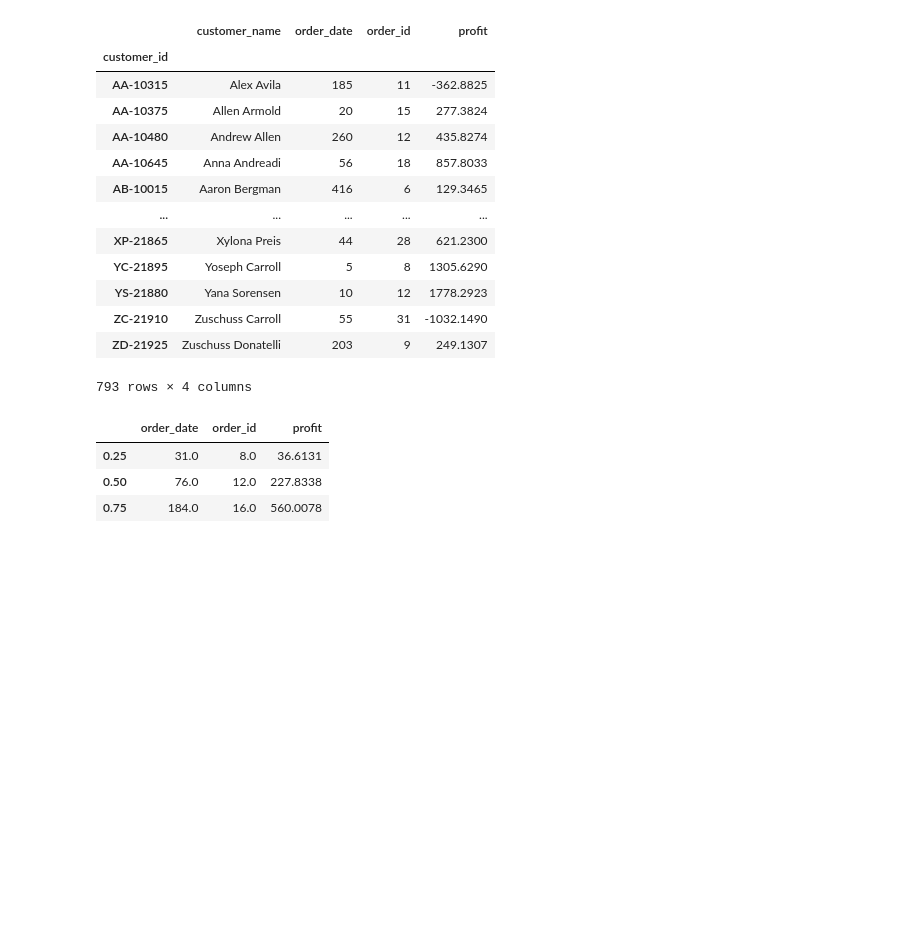
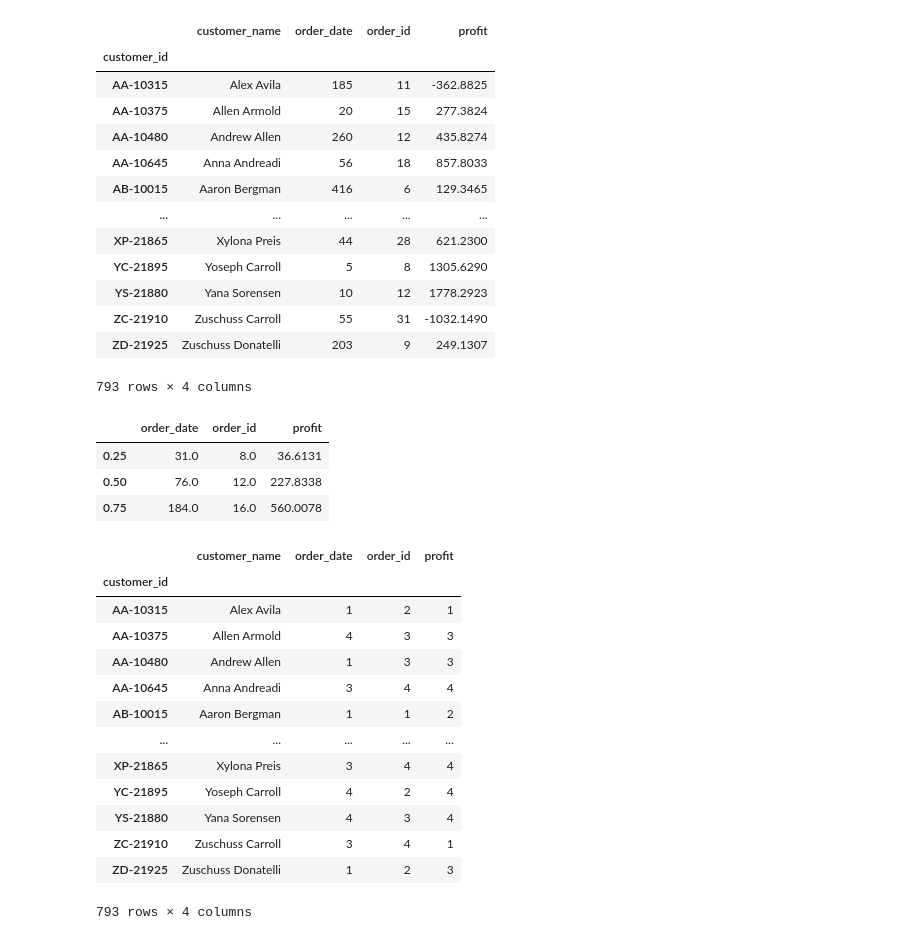
Before and after one commit to Reyal335/Superstore-Sales-Dashboard, a Jupyter notebook: notebooks/Z0_RFM_analysis.ipynb, the cells around one changed output. Drawn from its saved outputs; the diff is of its cells as text; code cells hidden in the pictures; blank space fills up the shorter version.

```diff
--- a/notebooks/Z0_RFM_analysis.ipynb
+++ b/notebooks/Z0_RFM_analysis.ipynb
@@ -97,3 +97,54 @@ customer_quantiles
 | 0.25 | 31.0 | 8.0 | 36.6131 |
 | 0.50 | 76.0 | 12.0 | 227.8338 |
 | 0.75 | 184.0 | 16.0 | 560.0078 |
+# %%
+def recency_score(row):
+    if row < customer_quantiles.loc[0.25]['order_date']:
+        return 4
+    elif row < customer_quantiles.loc[0.5]['order_date']:
+        return 3
+    elif row < customer_quantiles.loc[0.75]['order_date']:
+        return 2
+    else:
+        return 1
+
+def frequency_score(row):
+    if row < customer_quantiles.loc[0.25]['order_id']:
+        return 1
+    elif row < customer_quantiles.loc[0.5]['order_id']:
+        return 2
+    elif row < customer_quantiles.loc[0.75]['order_id']:
+        return 3
+    else:
+        return 4
+
+def monetary_score(row):
+    if row < customer_quantiles.loc[0.25]['profit']:
+        return 1
+    elif row < customer_quantiles.loc[0.5]['profit']:
+        return 2
+    elif row < customer_quantiles.loc[0.75]['profit']:
+        return 3
+    else:
+        return 4
+
+customer_rfm['order_date'] = customer_rfm['order_date'].apply(recency_score)
+customer_rfm['order_id'] = customer_rfm['order_id'].apply(frequency_score)
+customer_rfm['profit'] = customer_rfm['profit'].apply(monetary_score)
+# %%
+customer_rfm
+# %% [output]
+|  | customer_name | order_date | order_id | profit |
+| customer_id |  |  |  |  |
+| AA-10315 | Alex Avila | 1 | 2 | 1 |
+| AA-10375 | Allen Armold | 4 | 3 | 3 |
+| AA-10480 | Andrew Allen | 1 | 3 | 3 |
+| AA-10645 | Anna Andreadi | 3 | 4 | 4 |
+| AB-10015 | Aaron Bergman | 1 | 1 | 2 |
+| ... | ... | ... | ... | ... |
+| XP-21865 | Xylona Preis | 3 | 4 | 4 |
+| YC-21895 | Yoseph Carroll | 4 | 2 | 4 |
+| YS-21880 | Yana Sorensen | 4 | 3 | 4 |
+| ZC-21910 | Zuschuss Carroll | 3 | 4 | 1 |
+| ZD-21925 | Zuschuss Donatelli | 1 | 2 | 3 |
+793 rows × 4 columns
```
